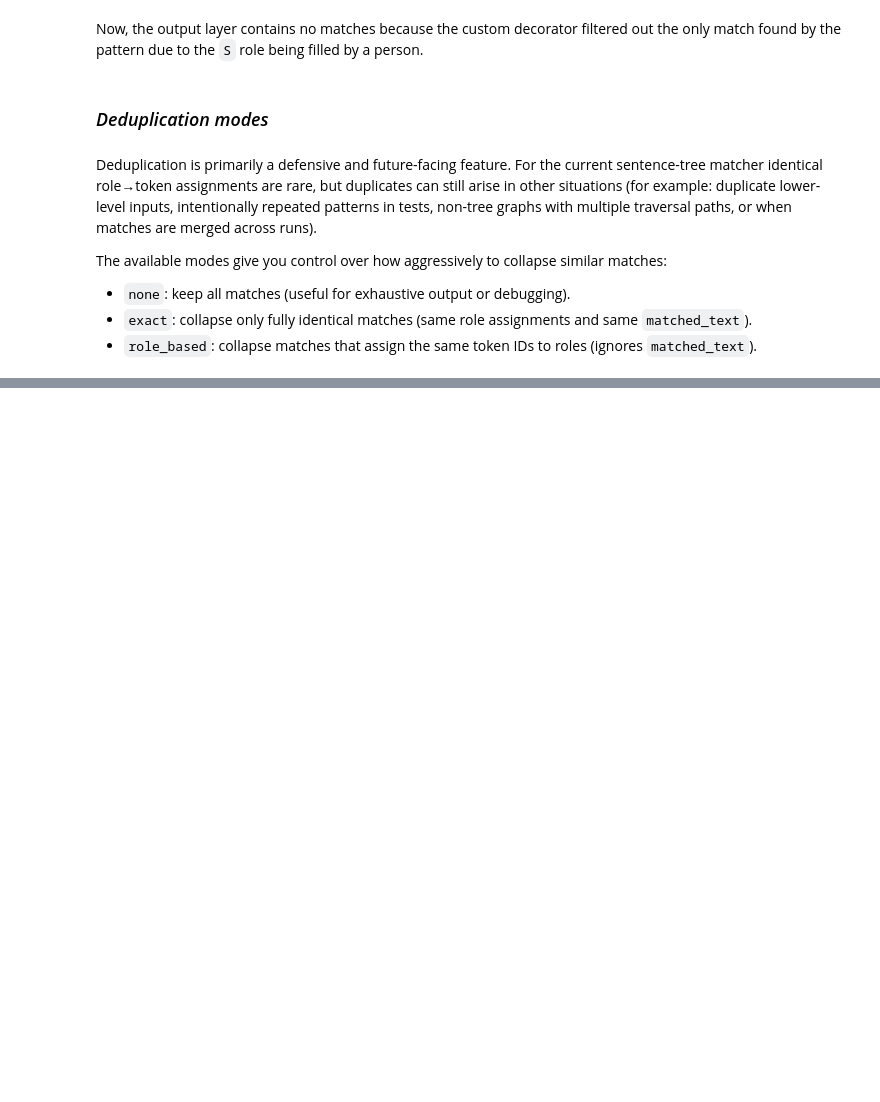
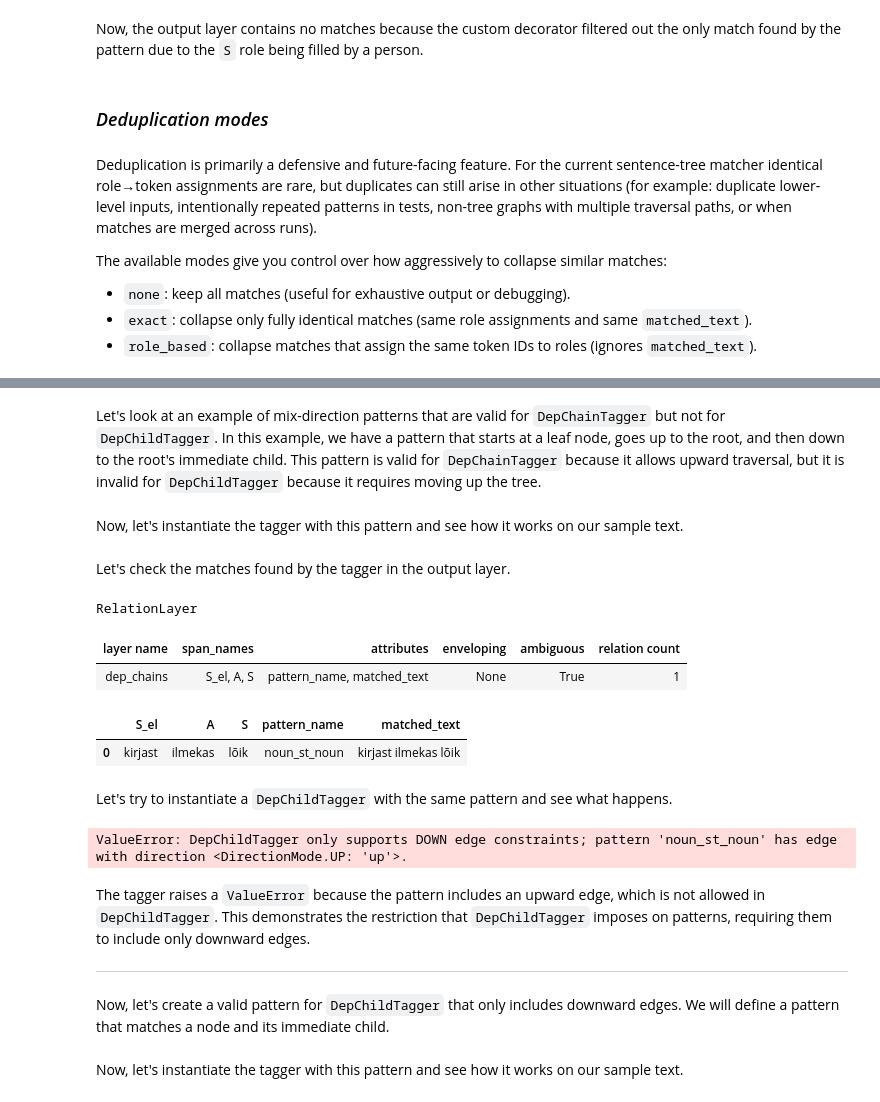
Before and after one commit to SanderSaska/EstNLTK_DependencyChains, a Jupyter notebook: DepChainTagger.ipynb, the cells around one changed output, grey strips where cells are left out. Cells and saved outputs as stored; diff of their text form; code cells hidden in the pictures; blank space fills up the shorter version.

```diff
--- a/DepChainTagger.ipynb
+++ b/DepChainTagger.ipynb
@@ -1137,0 +1179,2 @@ The available modes give you control over how aggressively to collapse similar m
+# %% [markdown]
+Let's look at an example of mix-direction patterns that are valid for `DepChainTagger` but not for `DepChildTagger`. In this example, we have a pattern that starts at a leaf node, goes up to the root, and then down to the root's immediate child. This pattern is valid for `DepChainTagger` because it allows upward traversal, but it is invalid for `DepChildTagger` because it requires moving up the tree.
@@ -1137,0 +1235,2 @@ The available modes give you control over how aggressively to collapse similar m
+# %% [markdown]
+Now, let's instantiate the tagger with this pattern and see how it works on our sample text.
@@ -1137,0 +1239,30 @@ The available modes give you control over how aggressively to collapse similar m
+# %%
+sample_text = "Väga ilmekas on lõik lastega, noore lese kirjast."
+text_obj = estnltk.Text(sample_text)
+text_obj.tag_layer("morph_extended")
+stanza_syntax_tagger.tag(text_obj)
+
+# Run the tagger
+dc_tagger.tag(text_obj);
+# %% [markdown]
+Let's check the matches found by the tagger in the output layer.
+# %%
+display(text_obj["dep_chains"])
+# %% [output]
+RelationLayer
+| layer name | span_names | attributes | enveloping | ambiguous | relation count |
+| dep_chains | S_el, A, S | pattern_name, matched_text | None | True | 1 |
+|  | S_el | A | S | pattern_name | matched_text |
+| 0 | kirjast | ilmekas | lõik | noun_st_noun | kirjast ilmekas lõik |
+# %% [markdown]
+Let's try to instantiate a `DepChildTagger` with the same pattern and see what happens.
+# %%
+cd_tagger = DepChildTagger(patterns=(pattern,))
+# %% [output]
+ValueError: DepChildTagger only supports DOWN edge constraints; pattern 'noun_st_noun' has edge with direction <DirectionMode.UP: 'up'>.
+# %% [markdown]
+The tagger raises a `ValueError` because the pattern includes an upward edge, which is not allowed in `DepChildTagger`. This demonstrates the restriction that `DepChildTagger` imposes on patterns, requiring them to include only downward edges.
+
+---
+# %% [markdown]
+Now, let's create a valid pattern for `DepChildTagger` that only includes downward edges. We will define a pattern that matches a node and its immediate child.
@@ -1137,0 +1312,2 @@ The available modes give you control over how aggressively to collapse similar m
+# %% [markdown]
+Now, let's instantiate the tagger with this pattern and see how it works on our sample text.
```
Also changed, not shown: parts of 17 cells of this notebook, 1 other file.
